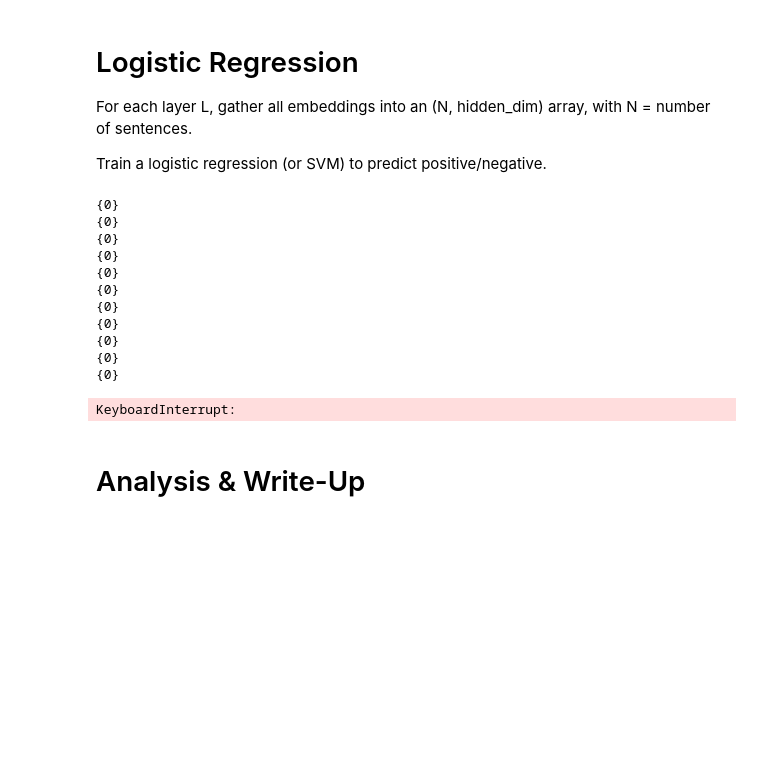
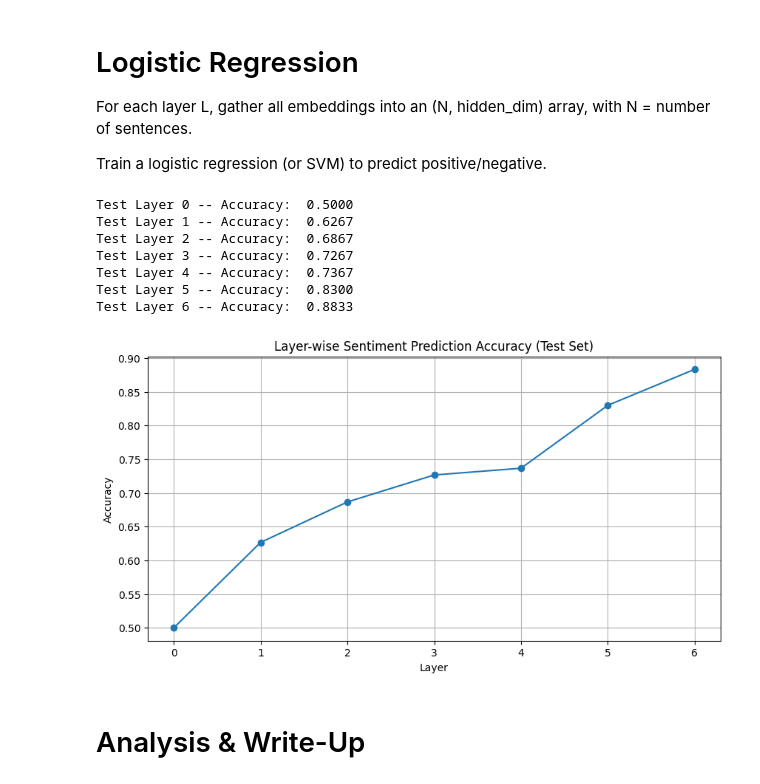
Before and after one commit to bnelson05/Probing, a Jupyter notebook: Probing.ipynb, the cells around one changed output. Saved outputs shown, nothing was run; the diff lists cells and outputs as text; code cells hidden in the pictures; blank space fills up the shorter version.

```diff
--- a/Probing.ipynb
+++ b/Probing.ipynb
@@ -68,8 +68,8 @@ If you want to see domain differences, pick something that differs from the mode
 from datasets import load_dataset
 
 imdb_ds = load_dataset("imdb")
-train_subset = imdb_ds["train"].select(range(300))
-test_subset = imdb_ds["test"].select(range(300))
+train_subset = imdb_ds["train"].shuffle(seed=42).select(range(300))
+test_subset = imdb_ds["test"].shuffle(seed=42).select(range(300))
 # %% [markdown]
 # Extract Hidden States
 # %% [markdown]
@@ -93,10 +93,9 @@ def get_hidden_states(subset):
   true_labels = []
 
   with torch.no_grad():
-    for index in subset:
-      sentence = index["text"]
-      label = index["label"]
-      print(set(subset["label"])) # only printing zeroes
+    for example in subset:
+      sentence = example["text"]
+      label = example["label"]
 
       # converts for model suitable input
       inputs = tokenizer(sentence, return_tensors="pt", truncation = True, max_length = 512)
@@ -192,25 +190,21 @@ def evaluate_probe(trainedProbes, hiddenStates, labels):
   plt.show()
 # %%
 train_embeddings, train_labels = get_hidden_states(train_subset)
-#trainHiddenStates = [torch.stack(layer) for layer in train_embeddings]
-#trained_probes = train_probe(trainHiddenStates, train_labels)
+trainHiddenStates = [torch.stack(layer) for layer in train_embeddings]
+trained_probes = train_probe(trainHiddenStates, train_labels)
 
-#test_embeddings, test_labels = get_hidden_states(test_subset)
-#testHiddenStates = [torch.stack(layer) for layer in test_embeddings]
-#evaluate_probe(trained_probes, testHiddenStates, test_labels)
+test_embeddings, test_labels = get_hidden_states(test_subset)
+testHiddenStates = [torch.stack(layer) for layer in test_embeddings]
+evaluate_probe(trained_probes, testHiddenStates, test_labels)
 # %% [output]
-{0}
-{0}
-{0}
-{0}
-{0}
-{0}
-{0}
-{0}
-{0}
-{0}
-{0}
+Test Layer 0 -- Accuracy:  0.5000
+Test Layer 1 -- Accuracy:  0.6267
+Test Layer 2 -- Accuracy:  0.6867
+Test Layer 3 -- Accuracy:  0.7267
+Test Layer 4 -- Accuracy:  0.7367
+Test Layer 5 -- Accuracy:  0.8300
+Test Layer 6 -- Accuracy:  0.8833
-KeyboardInterrupt:
+[figure, added]
 # %% [markdown]
 # Analysis & Write-Up
 # %% [markdown]
```
Also changed, not shown: parts of 2 cells of this notebook.
